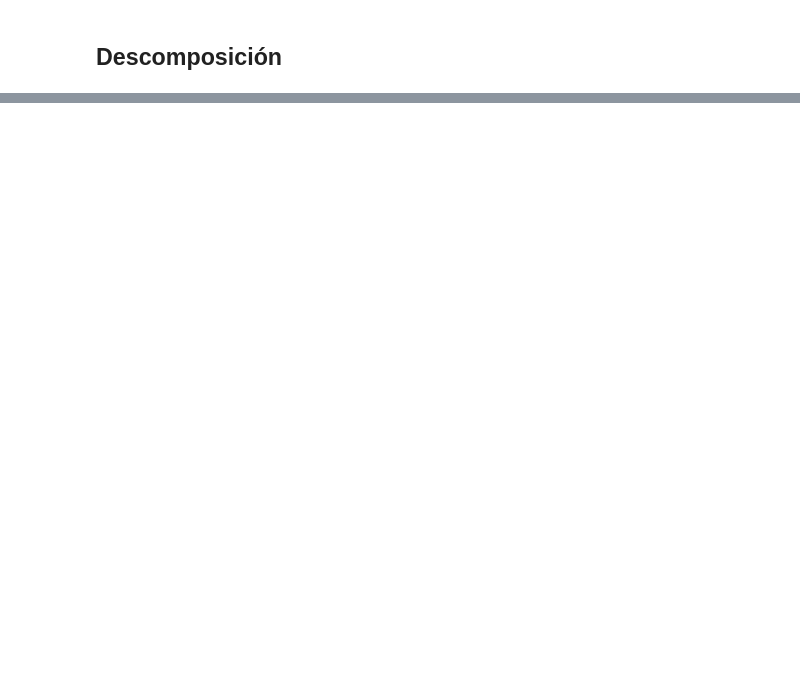
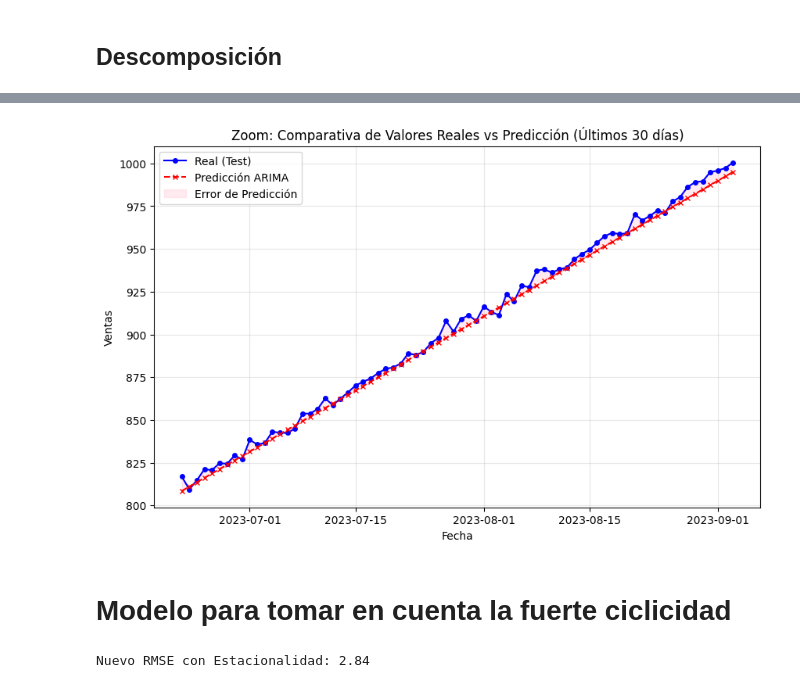
Before and after one commit to 4GeeksAcademy/IgnacioSabinoG-IntroML, a Jupyter notebook: src/10-temporal-series.ipynb, the cells around one changed output, grey strips where cells are left out. Saved outputs shown, nothing was run; the diff lists cells and outputs as text; code cells hidden in the pictures; blank space fills up the shorter version.

```diff
--- a/src/10-temporal-series.ipynb
+++ b/src/10-temporal-series.ipynb
@@ -54,0 +212,42 @@ plt.show()
+# %%
+# 1. Crear el gráfico de comparación (Zoom en el set de prueba)
+plt.figure(figsize=(10, 6))
+
+# Dibujamos los valores reales del conjunto de test
+plt.plot(test.index, test, label='Real (Test)', color='blue', marker='o', markersize=4)
+
+# Dibujamos las predicciones del ARIMA
+plt.plot(test.index, predictions, label='Predicción ARIMA', color='red', linestyle='--', marker='x', markersize=4)
+
+# Opcional: Sombrear el área entre las dos líneas para ver el error
+plt.fill_between(test.index, test, predictions, color='pink', alpha=0.3, label='Error de Predicción')
+
+plt.title('Zoom: Comparativa de Valores Reales vs Predicción (Últimos 30 días)')
+plt.xlabel('Fecha')
+plt.ylabel('Ventas')
+plt.legend()
+plt.grid(True, alpha=0.3)
+plt.show()
+# %% [output]
+[figure, added]
+# %% [markdown]
+# Modelo para tomar en cuenta la fuerte ciclicidad
+# %%
+from statsmodels.tsa.statespace.sarimax import SARIMAX
+
+# Definimos el orden estacional (P, D, Q, s)
+# s=12 es la periodicidad que encontraste
+model_sarima = SARIMAX(train,
+                       order=(1, 1, 1),
+                       seasonal_order=(1, 1, 1, 7))
+
+model_res = model_sarima.fit(disp=False)
+
+# Paso 4: Nueva predicción
+predictions_seasonal = model_res.forecast(steps=len(test))
+
+# Comparación de RMSE
+rmse_s = np.sqrt(mean_squared_error(test, predictions_seasonal))
+print(f"Nuevo RMSE con Estacionalidad: {rmse_s:.2f}")
+# %% [output]
+Nuevo RMSE con Estacionalidad: 2.84
```
Also changed, not shown: parts of 21 cells of this notebook, 1 other file.
